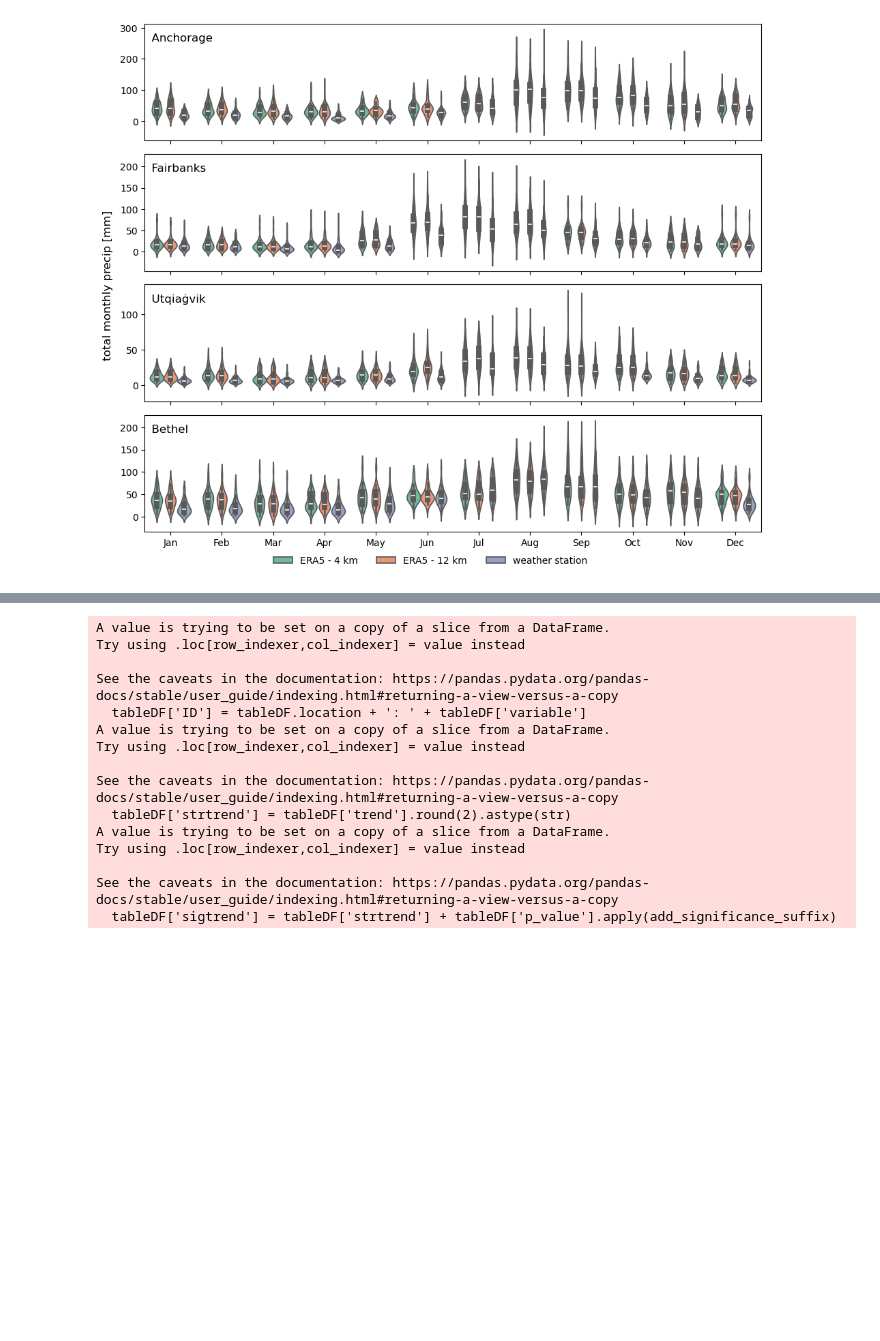
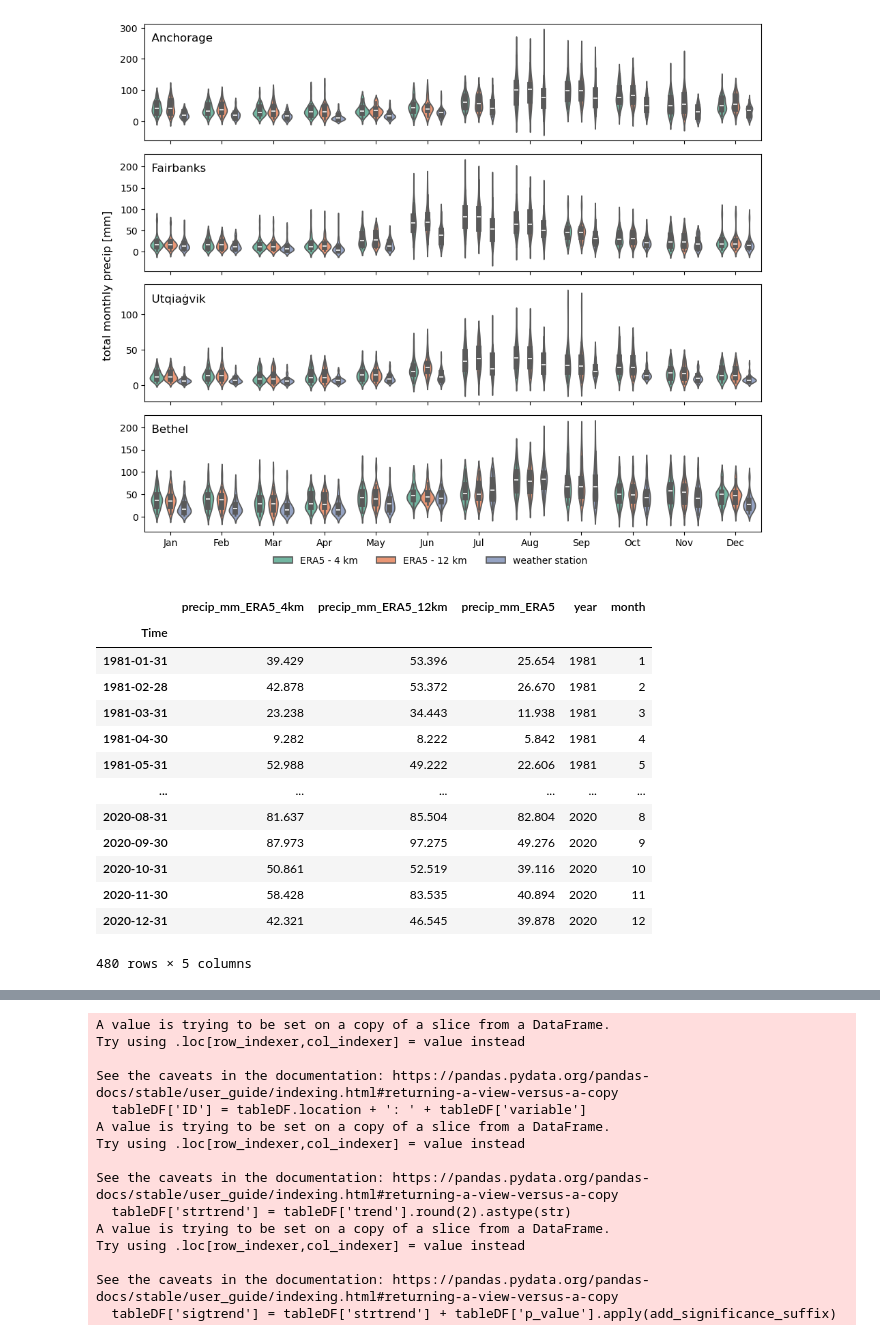
Before and after one commit to chryss/dyndowntools, a Jupyter notebook: Jupyter_Notebooks/analysis_precip_histograms_w_undownscaled.ipynb, the cells around one changed output, grey strips where cells are left out. Cells and saved outputs as stored; diff of their text form; code cells hidden in the pictures; blank space fills up the shorter version.

```diff
--- a/Jupyter_Notebooks/analysis_precip_histograms_w_undownscaled.ipynb
+++ b/Jupyter_Notebooks/analysis_precip_histograms_w_undownscaled.ipynb
@@ -433,6 +429,23 @@ plt.tight_layout()
 # %%
 fn = f"precip_stations_monthly_distribution_violin_{startdate}-{enddate}.png"
 fig.savefig(figdir / fn, bbox_inches='tight', dpi=300)
+# %%
+monthly_sum
+# %% [output]
+|  | precip_mm_ERA5_4km | precip_mm_ERA5_12km | precip_mm_ERA5 | year | month |
+| Time |  |  |  |  |  |
+| 1981-01-31 | 39.429 | 53.396 | 25.654 | 1981 | 1 |
+| 1981-02-28 | 42.878 | 53.372 | 26.670 | 1981 | 2 |
+| 1981-03-31 | 23.238 | 34.443 | 11.938 | 1981 | 3 |
+| 1981-04-30 | 9.282 | 8.222 | 5.842 | 1981 | 4 |
+| 1981-05-31 | 52.988 | 49.222 | 22.606 | 1981 | 5 |
+| ... | ... | ... | ... | ... | ... |
+| 2020-08-31 | 81.637 | 85.504 | 82.804 | 2020 | 8 |
+| 2020-09-30 | 87.973 | 97.275 | 49.276 | 2020 | 9 |
+| 2020-10-31 | 50.861 | 52.519 | 39.116 | 2020 | 10 |
+| 2020-11-30 | 58.428 | 83.535 | 40.894 | 2020 | 11 |
+| 2020-12-31 | 42.321 | 46.545 | 39.878 | 2020 | 12 |
+480 rows × 5 columns
 # %%
 results = []
 for station in stations:
```
Also changed, not shown: parts of 11 cells of this notebook, 39 other files.
